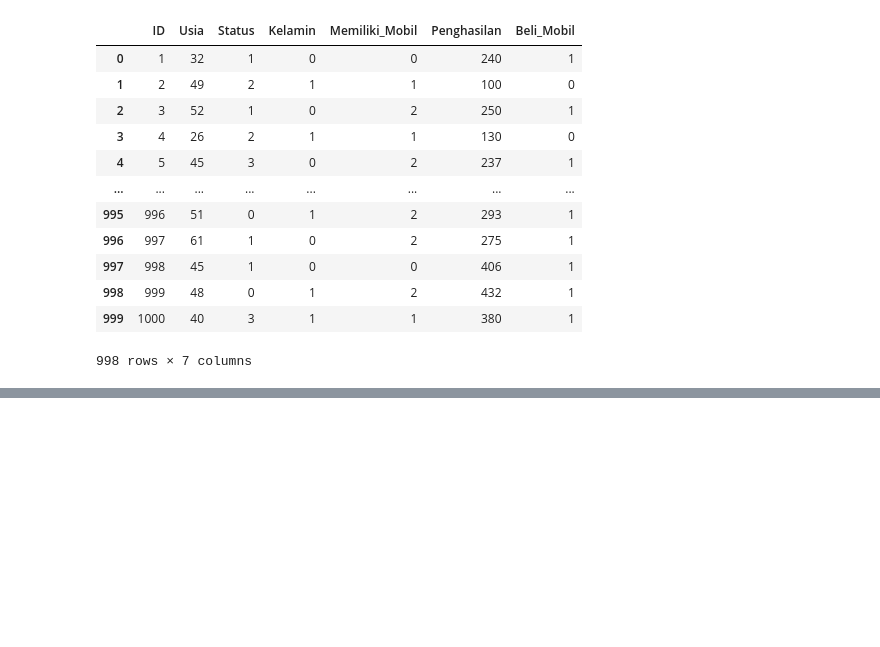
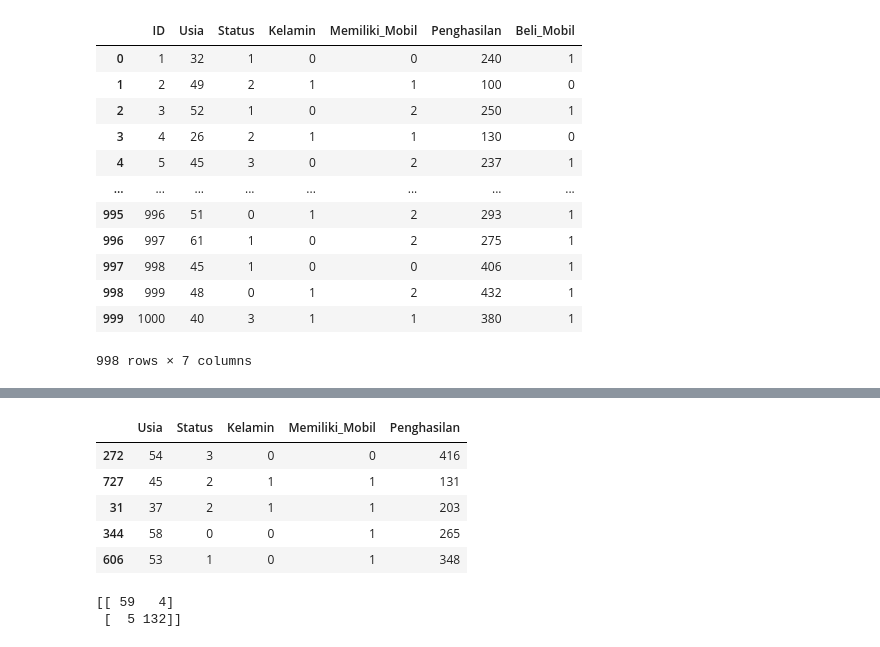
Before and after one commit to amilsiddik/percobaan, a Jupyter notebook: Logistic_Regression.ipynb, the cells around one changed output, grey strips where cells are left out. Cells and saved outputs as stored; diff of their text form; code cells hidden in the pictures; blank space fills up the shorter version.

```diff
--- a/Logistic_Regression.ipynb
+++ b/Logistic_Regression.ipynb
@@ -49,0 +118,16 @@ df1.dropna()
+# %%
+X_test.head()
+# %% [output]
+|  | Usia | Status | Kelamin | Memiliki_Mobil | Penghasilan |
+| 272 | 54 | 3 | 0 | 0 | 416 |
+| 727 | 45 | 2 | 1 | 1 | 131 |
+| 31 | 37 | 2 | 1 | 1 | 203 |
+| 344 | 58 | 0 | 0 | 1 | 265 |
+| 606 | 53 | 1 | 0 | 1 | 348 |
+# %%
+import sklearn.metrics as met
+confusionmatrix=met.confusion_matrix(y_test,y_prediksi)
+print(confusionmatrix)
+# %% [output]
+[[ 59   4]
+ [  5 132]]
```
Also changed, not shown: parts of 12 cells of this notebook.
